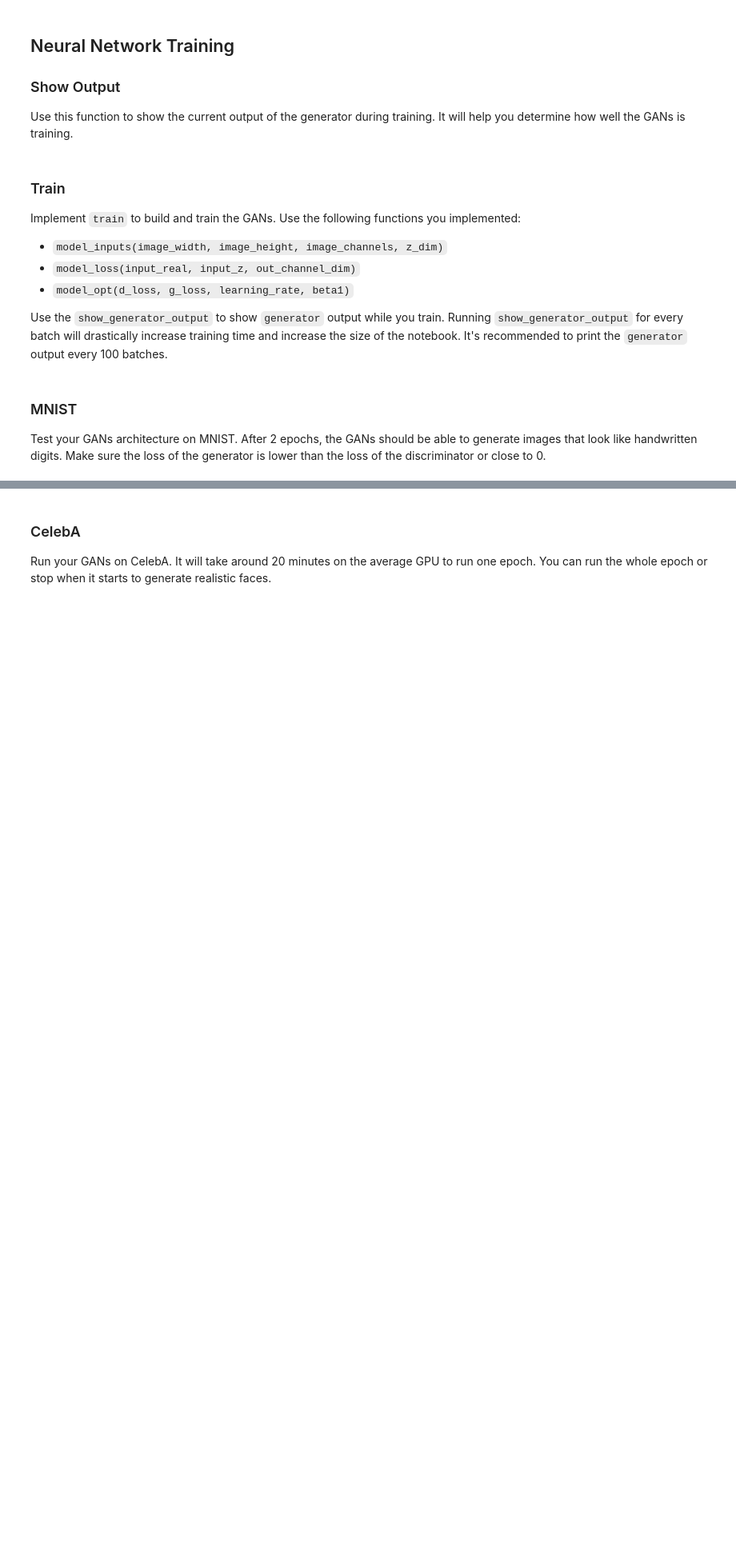
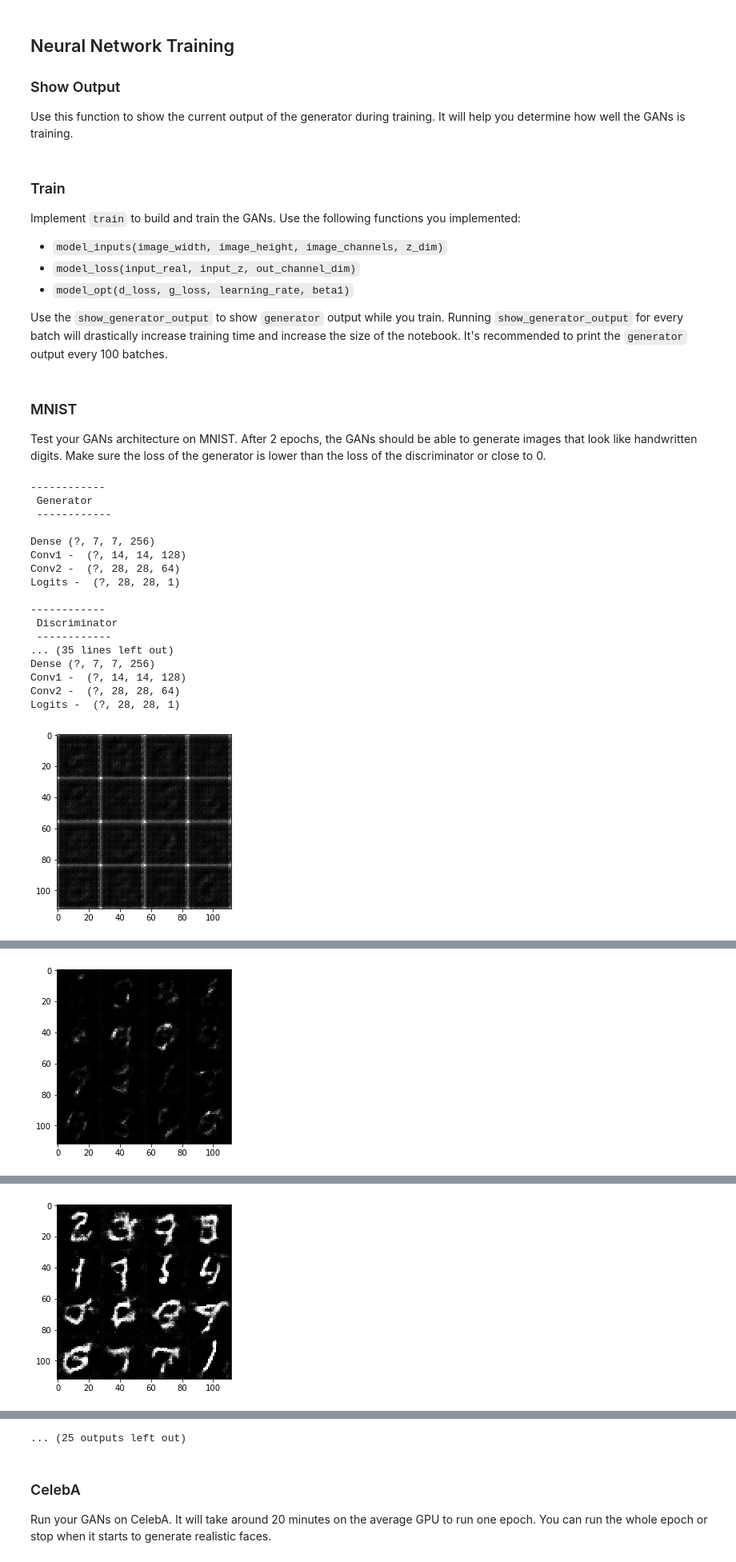
Before and after one commit to ajmaradiaga/dlnd-face-generation, a Jupyter notebook: dlnd_face_generation.ipynb, the cells around one changed output, grey strips where cells are left out. Shown at 80% size. Drawn from its saved outputs; the diff is of its cells as text; code cells hidden in the pictures; blank space fills up the shorter version.

Commit message:
Implemented training and run of MNIST and CelebA

```diff
--- a/dlnd_face_generation.ipynb
+++ b/dlnd_face_generation.ipynb
@@ -275,7 +274,7 @@ Implement `model_loss` to build the GANs for training and calculate the loss.  T
 - `discriminator(images, reuse=False)`
 - `generator(z, out_channel_dim, is_train=True)`
 # %%
-def model_loss(input_real, input_z, out_channel_dim):
+def model_loss(input_real, input_z, out_channel_dim, alpha = 0.01):
     """
     Get the loss for the discriminator and generator
     :param input_real: Images from the real dataset
@@ -283,14 +282,15 @@ def model_loss(input_real, input_z, out_channel_dim):
     :param out_channel_dim: The number of channels in the output image
     :return: A tuple of (discriminator loss, generator loss)
     """
-    alpha = 0.01
+    g_model = generator(input_z, out_channel_dim, alpha=alpha)
+    d_model_real, d_logits_real = discriminator(input_real, alpha=alpha)
+    d_model_fake, d_logits_fake = discriminator(g_model, reuse=True, alpha=alpha)
 
-    g_model = generator(input_z, out_channel_dim)
-    d_model_real, d_logits_real = discriminator(input_real)
-    d_model_fake, d_logits_fake = discriminator(g_model, reuse=True)
+    # Adding label smoothing, to improve performance.
+    smooth = 0.1
 
     d_loss_real = tf.reduce_mean(
-        tf.nn.sigmoid_cross_entropy_with_logits(logits=d_logits_real, labels=tf.ones_like(d_model_real)))
+        tf.nn.sigmoid_cross_entropy_with_logits(logits=d_logits_real, labels=tf.ones_like(d_model_real) * (1 - smooth)))
     d_loss_fake = tf.reduce_mean(
         tf.nn.sigmoid_cross_entropy_with_logits(logits=d_logits_fake, labels=tf.zeros_like(d_model_fake)))
     g_loss = tf.reduce_mean(
@@ -356,3 +360,14 @@ tests.test_model_opt(model_opt, tf)
+# %%
+class DCGAN:
+    def __init__(self, image_real_size, z_size, learning_rate, alpha=0.01, beta1=0.5):
+        # tf.reset_default_graph()
+
+        self.input_real, self.input_z, self.lr = model_inputs(*image_real_size, z_size)
+
+        self.d_loss, self.g_loss = model_loss(self.input_real, self.input_z,
+                                              image_real_size[2], alpha=alpha)
+
+        self.d_opt, self.g_opt = model_opt(self.d_loss, self.g_loss, learning_rate, beta1)
 # %% [markdown]
 ## Neural Network Training
 ### Show Output
@@ -373,7 +388,7 @@ def show_generator_output(sess, n_images, input_z, out_channel_dim, image_mode):
     :param image_mode: The mode to use for images ("RGB" or "L")
     """
     cmap = None if image_mode == 'RGB' else 'gray'
-    z_dim = input_z.get_shape().as_list()[-1]
+    z_dim = list(input_z.shape)[-1]
     example_z = np.random.uniform(-1, 1, size=[n_images, z_dim])
 
     samples = sess.run(
@@ -383,6 +398,8 @@ def show_generator_output(sess, n_images, input_z, out_channel_dim, image_mode):
     images_grid = helper.images_square_grid(samples, image_mode)
     pyplot.imshow(images_grid, cmap=cmap)
     pyplot.show()
+
+    return samples
 # %% [markdown]
 ### Train
 Implement `train` to build and train the GANs.  Use the following functions you implemented:
@@ -416,18 +478,38 @@ def train(epoch_count, batch_size, z_dim, learning_rate, beta1, get_batches, dat
 ### MNIST
 Test your GANs architecture on MNIST.  After 2 epochs, the GANs should be able to generate images that look like handwritten digits.  Make sure the loss of the generator is lower than the loss of the discriminator or close to 0.
 # %%
-batch_size = None
-z_dim = None
-learning_rate = None
-beta1 = None
+batch_size = 64
+z_dim = 100
+learning_rate = 0.0003
+beta1 = 0.5
+alpha = 0.01
 
 
 """
 DON'T MODIFY ANYTHING IN THIS CELL THAT IS BELOW THIS LINE
 """
 epochs = 2
 
 mnist_dataset = helper.Dataset('mnist', glob(os.path.join(data_dir, 'mnist/*.jpg')))
 with tf.Graph().as_default():
     train(epochs, batch_size, z_dim, learning_rate, beta1, mnist_dataset.get_batches,
-          mnist_dataset.shape, mnist_dataset.image_mode)
+          mnist_dataset.shape, mnist_dataset.image_mode, alpha=alpha)
+# %% [output]
+------------
+ Generator
+ ------------
+
+Dense (?, 7, 7, 256)
+Conv1 -  (?, 14, 14, 128)
+Conv2 -  (?, 28, 28, 64)
+Logits -  (?, 28, 28, 1)
+
+------------
+ Discriminator
+ ------------
+... (35 lines left out)
+Dense (?, 7, 7, 256)
+Conv1 -  (?, 14, 14, 128)
+Conv2 -  (?, 28, 28, 64)
+Logits -  (?, 28, 28, 1)
+[figure, added]
@@ -433,0 +534 @@ with tf.Graph().as_default():
+[figure, added]
@@ -433,0 +553 @@ with tf.Graph().as_default():
+[figure, added]
@@ -434,3 +611,4 @@ with tf.Graph().as_default():
+... (25 outputs left out)
 # %% [markdown]
 ### CelebA
 Run your GANs on CelebA.  It will take around 20 minutes on the average GPU to run one epoch.  You can run the whole epoch or stop when it starts to generate realistic faces.
```
Also changed, not shown: parts of 10 cells of this notebook.
